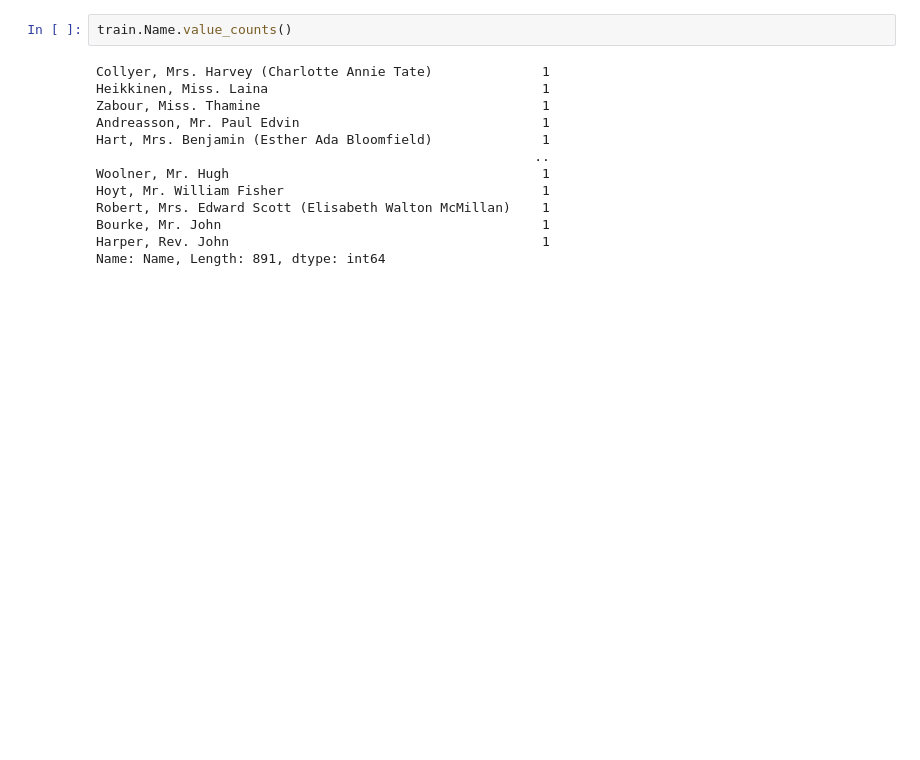
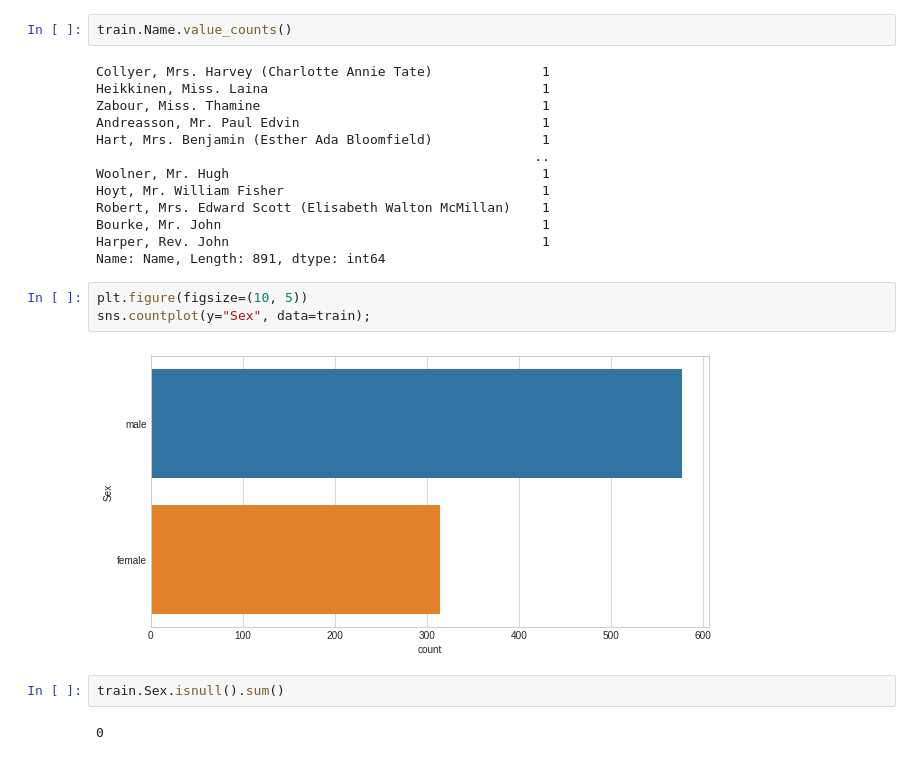
Before and after one commit to VallabhK/TitanicKaggle, a Jupyter notebook: Titanic_MLfromDisaster.ipynb, the cells around one changed output. Cells and saved outputs as stored; diff of their text form; blank space fills up the shorter version.

Commit message:
Added some steps to clean data

```diff
--- a/Titanic_MLfromDisaster.ipynb
+++ b/Titanic_MLfromDisaster.ipynb
@@ -217,3 +217,12 @@ Robert, Mrs. Edward Scott (Elisabeth Walton McMillan)    1
 Bourke, Mr. John                                         1
 Harper, Rev. John                                        1
 Name: Name, Length: 891, dtype: int64
+# %%
+plt.figure(figsize=(10, 5))
+sns.countplot(y="Sex", data=train);
+# %% [output]
+[figure, added]
+# %%
+train.Sex.isnull().sum()
+# %% [output]
+0
```
Also changed, not shown: parts of 3 cells of this notebook.
